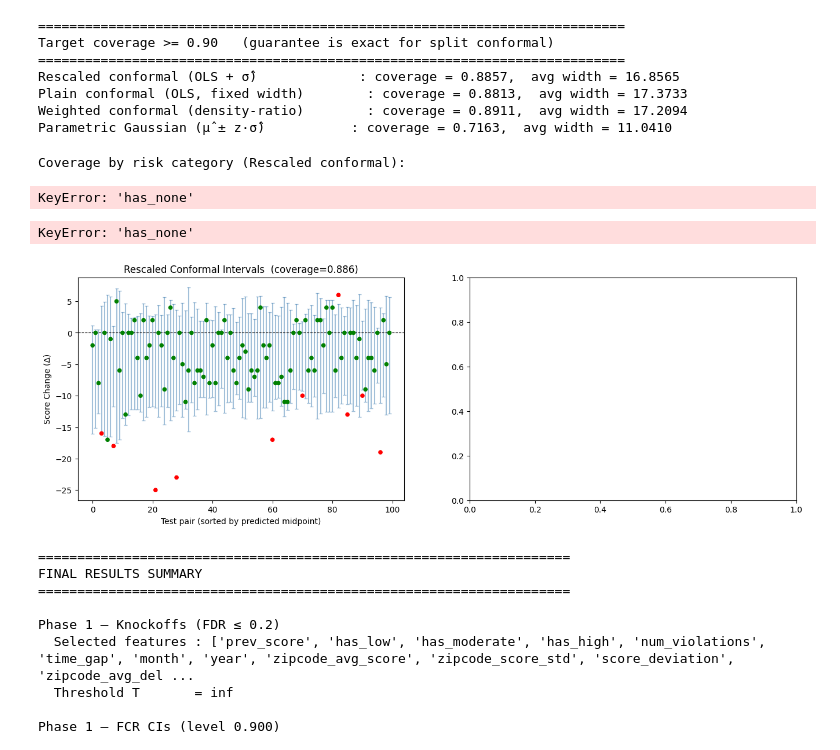
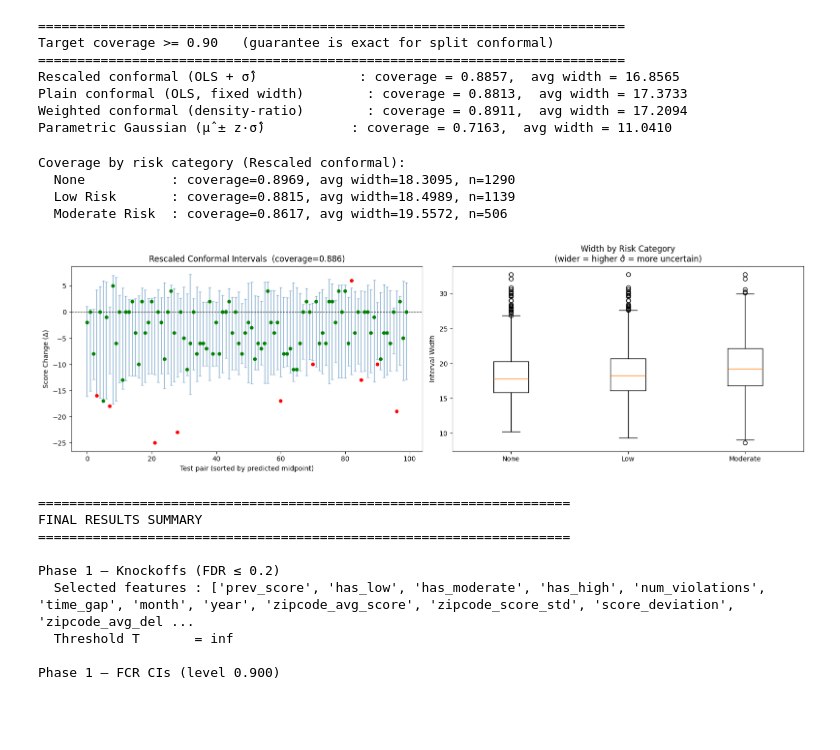
Before and after one commit to frank22lin/Multiple-Testing-Project, a Jupyter notebook: Project2/Project2.ipynb, the cells around one changed output. Drawn from its saved outputs; the diff is of its cells as text; code cells hidden in the pictures; blank space fills up the shorter version.

```diff
--- a/Project2/Project2.ipynb
+++ b/Project2/Project2.ipynb
@@ -993,7 +993,7 @@ Parametric Gaussian (µ̂ ± z·σ̂)           : coverage = 0.7163,  avg width
 # %%
 # Coverage by risk category
 print('\nCoverage by risk category (Rescaled conformal):')
-for col, name in zip(['has_none','has_low','has_moderate','has_high'],
+for col, name in zip(['has_low','has_moderate','has_high'],
                      ['None','Low Risk','Moderate Risk','High Risk']):
     mask = pairs_test_valid[col].values.astype(bool)
     if mask.sum() == 0: continue
@@ -1002,42 +1002,43 @@ for col, name in zip(['has_none','has_low','has_moderate','has_high'],
     print(f'  {name:15s}: coverage={cov_r:.4f}, avg width={w_r:.4f}, n={mask.sum()}')
 # %% [output]
 Coverage by risk category (Rescaled conformal):
+  None           : coverage=0.8969, avg width=18.3095, n=1290
+  Low Risk       : coverage=0.8815, avg width=18.4989, n=1139
+  Moderate Risk  : coverage=0.8617, avg width=19.5572, n=506
-KeyError: 'has_none'
 # %%
 # Visualisation: prediction intervals vs actual delta
 fig, axes = plt.subplots(1, 2, figsize=(16, 5))
 
 mid   = (lower_rs + upper_rs) / 2
 order = np.argsort(mid)[:100]
 
 ax = axes[0]
 ax.errorbar(range(len(order)), mid[order],
             yerr=[mid[order]-lower_rs[order], upper_rs[order]-mid[order]],
             fmt='none', ecolor='steelblue', alpha=0.5, capsize=2)
 ax.scatter(range(len(order)), y_test[order],
            c=['green' if c else 'red' for c in covered_rs[order]],
            s=20, zorder=5)
 ax.axhline(0, color='black', linewidth=0.8, linestyle='--')
 ax.set_xlabel('Test pair (sorted by predicted midpoint)')
 ax.set_ylabel('Score Change (Δ)')
 ax.set_title(f'Rescaled Conformal Intervals  (coverage={cov_rs:.3f})')
 
 ax2 = axes[1]
 data_by_risk = {}
-for col, name in zip(['has_none','has_low','has_moderate','has_high'],
+for col, name in zip(['has_low','has_moderate','has_high'],
                      ['None','Low','Moderate','High']):
     mask = pairs_test_valid[col].values.astype(bool)
     if mask.sum() > 0:
         data_by_risk[name] = (upper_rs - lower_rs)[mask]
 ax2.boxplot(list(data_by_risk.values()), labels=list(data_by_risk.keys()))
 ax2.set_ylabel('Interval Width')
 ax2.set_title('Width by Risk Category\n(wider = higher σ̂ = more uncertain)')
 plt.tight_layout()
 plt.savefig('evaluation_results.png', dpi=120, bbox_inches='tight')
 plt.show()
 # %% [output]
-KeyError: 'has_none'
-[figure, old version]
+[figure, new version]
 # %%
 print("=" * 68)
 print("FINAL RESULTS SUMMARY")
```
Also changed, not shown: 1 other file.
